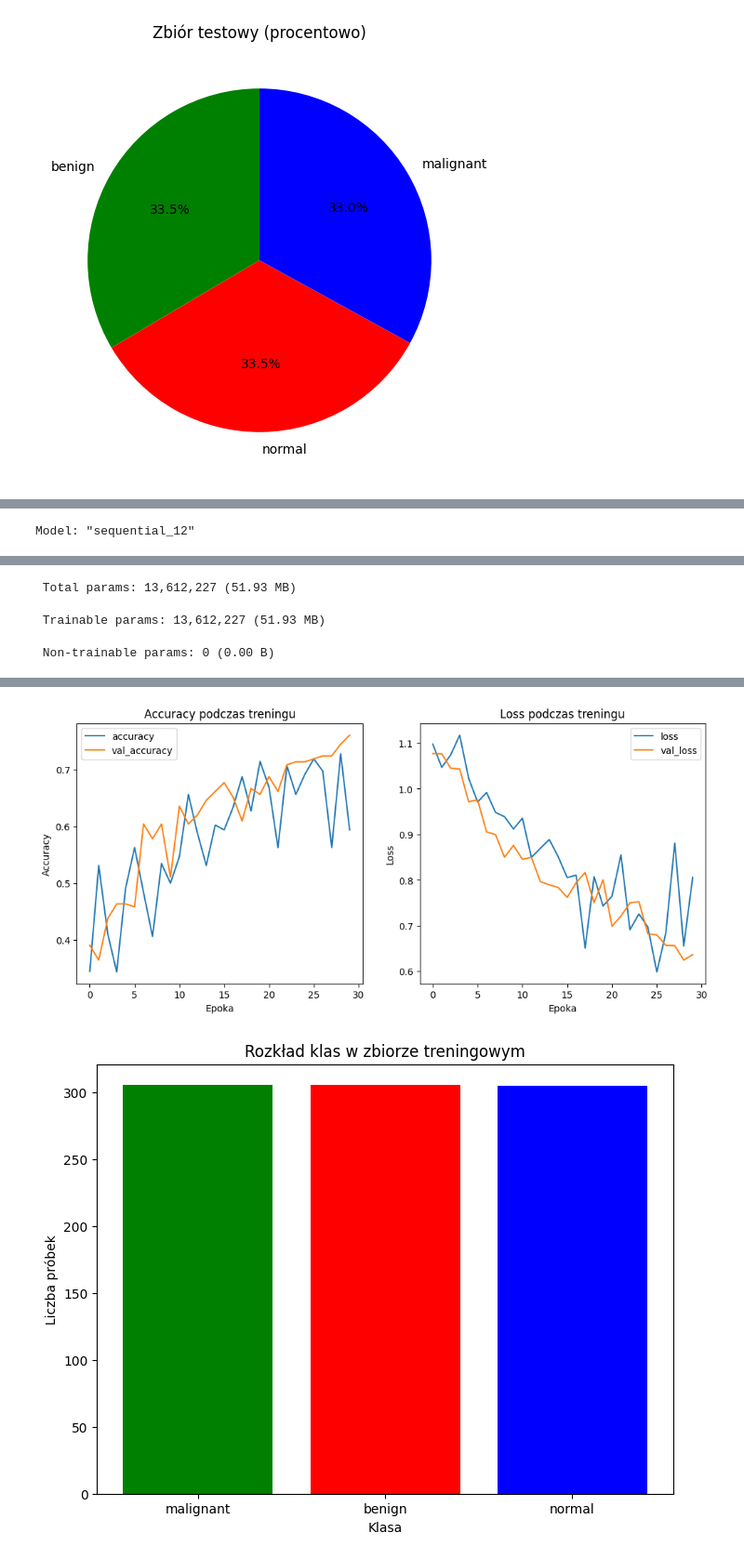
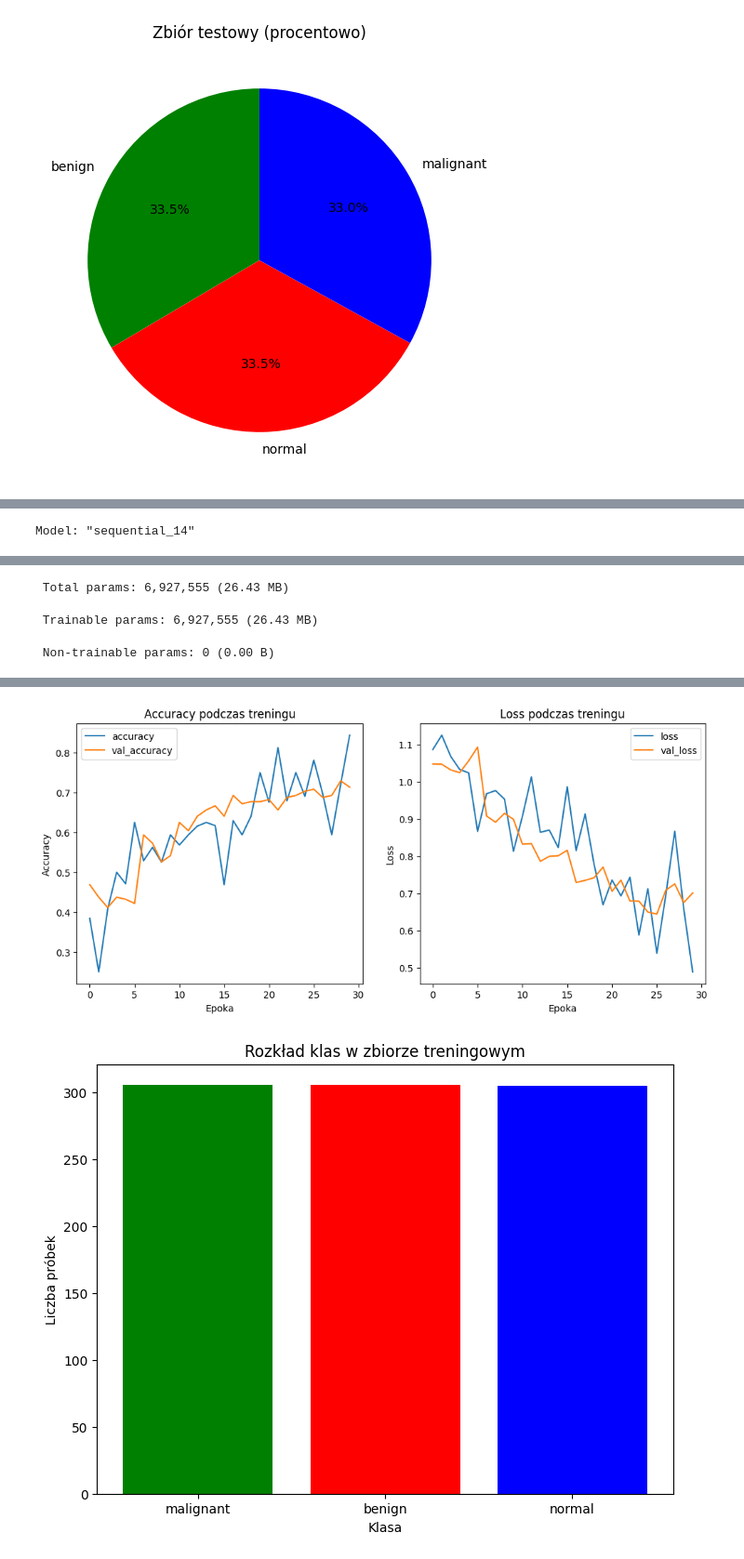
Before and after one commit to PioDru/colab, a Jupyter notebook: breast_usg.ipynb, the cells around one changed output, grey strips where cells are left out. Shown at 93% size. Saved outputs shown, nothing was run; the diff lists cells and outputs as text; code cells hidden in the pictures.

```diff
--- a/breast_usg.ipynb
+++ b/breast_usg.ipynb
@@ -176,7 +176,7 @@ test_df['label'] = test_df['class'].map(label_map)    # Dodanie kolumny 'label'
 print(f"\nLiczba próbek - trening: {train_df.shape[0]}, walidacja: {val_df.shape[0]}, test: {test_df.shape[0]}")
 
 # Funkcja wczytująca i przetwarzająca obraz
-IMG_SIZE = (200, 200)
+IMG_SIZE = (150, 150)
 
 def preprocess_image(filepath, label):
     # Wczytanie pliku obrazu
@@ -381,7 +381,7 @@ Liczba próbek - trening: 917, walidacja: 197, test: 197
 Found 917 validated image filenames belonging to 3 classes.
 Found 197 validated image filenames belonging to 3 classes.
 Found 197 validated image filenames belonging to 3 classes.
-Model: "sequential_12"
+Model: "sequential_14"
 ┏━━━━━━━━━━━━━━━━━━━━━━━━━━━━━━━━━━━━━━┳━━━━━━━━━━━━━━━━━━━━━━━━━━━━━┳━━━━━━━━━━━━━━━━━┓
 ┃ Layer (type)                         ┃ Output Shape                ┃         Param # ┃
 ┡━━━━━━━━━━━━━━━━━━━━━━━━━━━━━━━━━━━━━━╇━━━━━━━━━━━━━━━━━━━━━━━━━━━━━╇━━━━━━━━━━━━━━━━━┩
@@ -401,5 +401,5 @@ Model: "sequential_12"
 └──────────────────────────────────────┴─────────────────────────────┴─────────────────┘
- Total params: 13,612,227 (51.93 MB)
+ Total params: 6,927,555 (26.43 MB)
- Trainable params: 13,612,227 (51.93 MB)
+ Trainable params: 6,927,555 (26.43 MB)
  Non-trainable params: 0 (0.00 B)
 Epoch 1/30
@@ -426,4 +426,4 @@ Test accuracy: 0.86
-[figure, old version]
+[figure, new version]
 [figure]
 [figure]
 # %%
```
Also changed, not shown: parts of 5 cells of this notebook.
